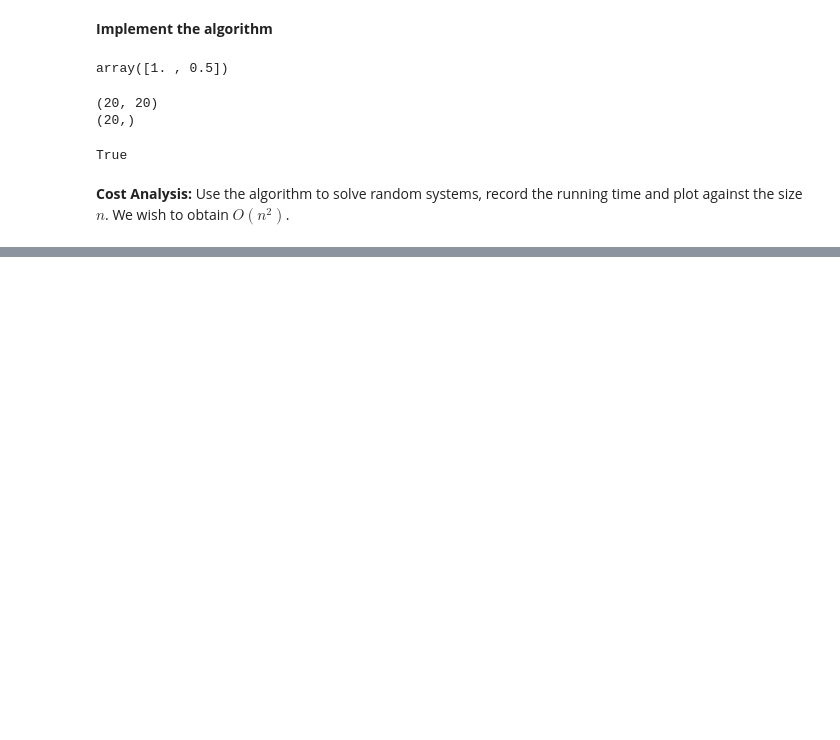
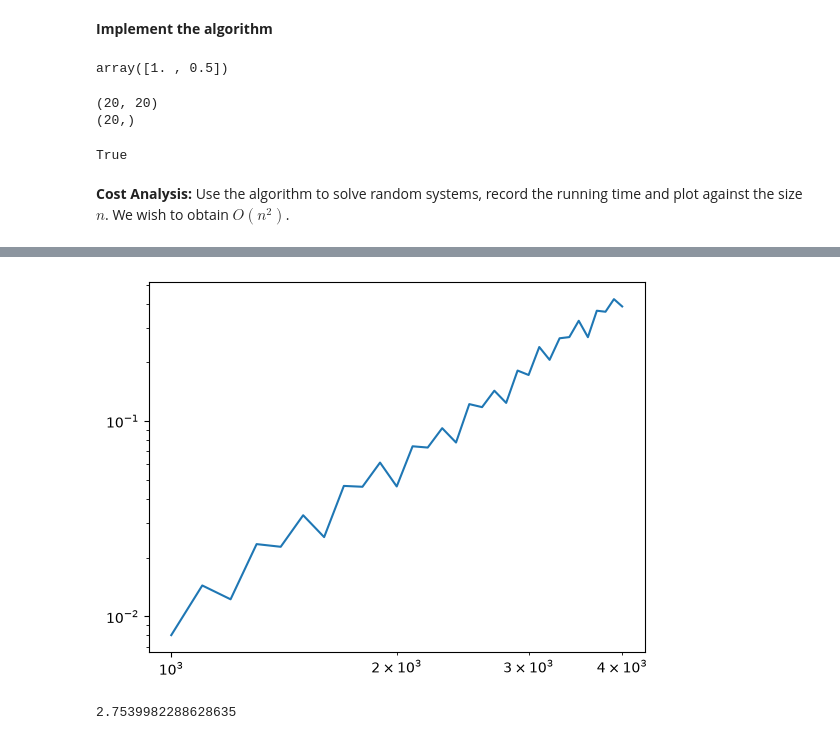
Before and after one commit to mbg615/MATH-311, a Jupyter notebook: Lectures/Lecture06.ipynb, the cells around one changed output, grey strips where cells are left out. Drawn from its saved outputs; the diff is of its cells as text; code cells hidden in the pictures; blank space fills up the shorter version.

```diff
--- a/Lectures/Lecture06.ipynb
+++ b/Lectures/Lecture06.ipynb
@@ -381,7 +375,7 @@ True
 # %% [markdown]
 **Cost Analysis:** Use the algorithm to solve random systems, record the running time and plot against the size $n$. We wish to obtain $O(n^2)$.
 # %%
-n_vals = np.arange(1000, 10_001, 100)
+n_vals = np.arange(1000, 4_001, 100)
 # %%
 exc_time = []
 # %%
@@ -401,0 +406,6 @@ KeyboardInterrupt:
+# %%
+fig, ax = plt.subplots()
+plt.loglog(n_vals, exc_time)
+plt.show()
+# %% [output]
+[figure, added]
@@ -401,0 +417,4 @@ KeyboardInterrupt:
+# %%
+print(slope)
+# %% [output]
+2.7539982288628635
```
Also changed, not shown: parts of 34 cells of this notebook, 3 other files.
